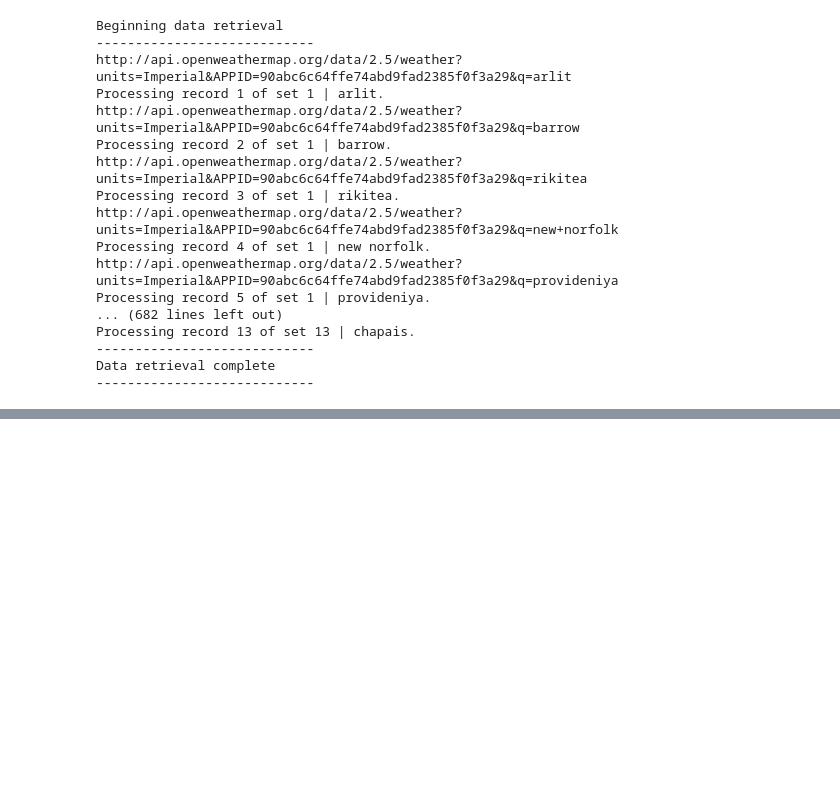
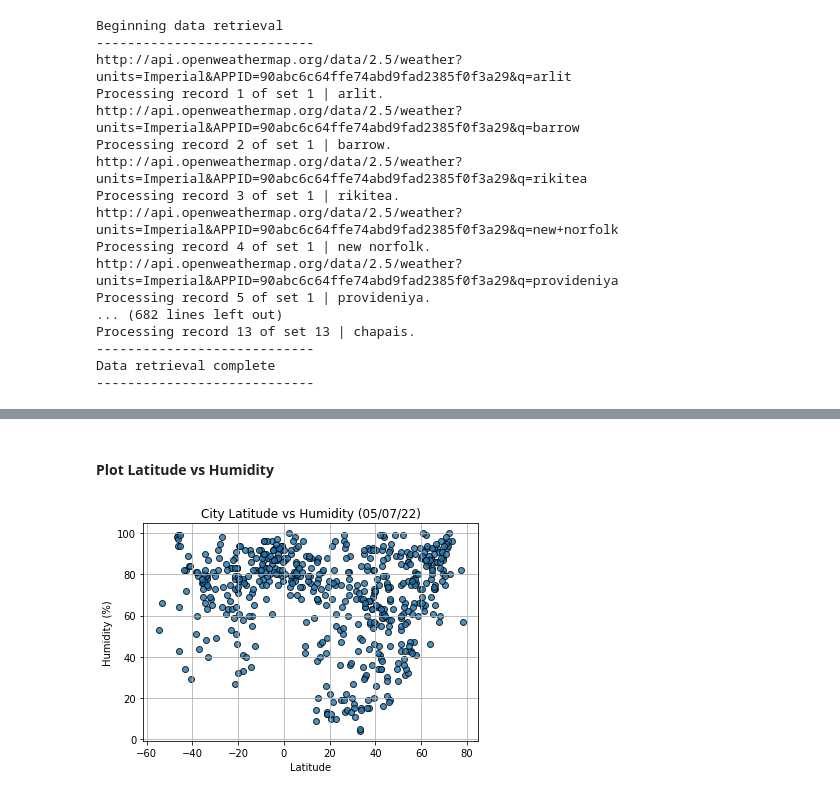
Before and after one commit to aufdemarbeitsmarkt/World_Weather_Analysis, a Jupyter notebook: WeatherPy.ipynb, the cells around one changed output, grey strips where cells are left out. Drawn from its saved outputs; the diff is of its cells as text; code cells hidden in the pictures; blank space fills up the shorter version.

```diff
--- a/WeatherPy.ipynb
+++ b/WeatherPy.ipynb
@@ -138,0 +191,27 @@ city_data_df.to_csv(output_data_file, index_label='City_ID')
+# %% [markdown]
+#### Plot Latitude vs Humidity
+# %%
+# build the scatter plot for
+plt.scatter(
+    lats,
+    humidity,
+    edgecolor='black',
+    linewidths=1,
+    marker='o',
+    alpha=0.8,
+    label='Cities'
+)
+
+# incorporate the other graph properties
+plt.title(f'City Latitude vs Humidity ({today})')
+plt.ylabel('Humidity (%)')
+plt.xlabel('Latitude')
+plt.grid(True)
+
+# save the figure
+plt.savefig('weather_data/Fig2.png')
+
+# show the plot
+plt.show()
+# %% [output]
+[figure, added]
```
Also changed, not shown: parts of 13 cells of this notebook, 4 other files.
